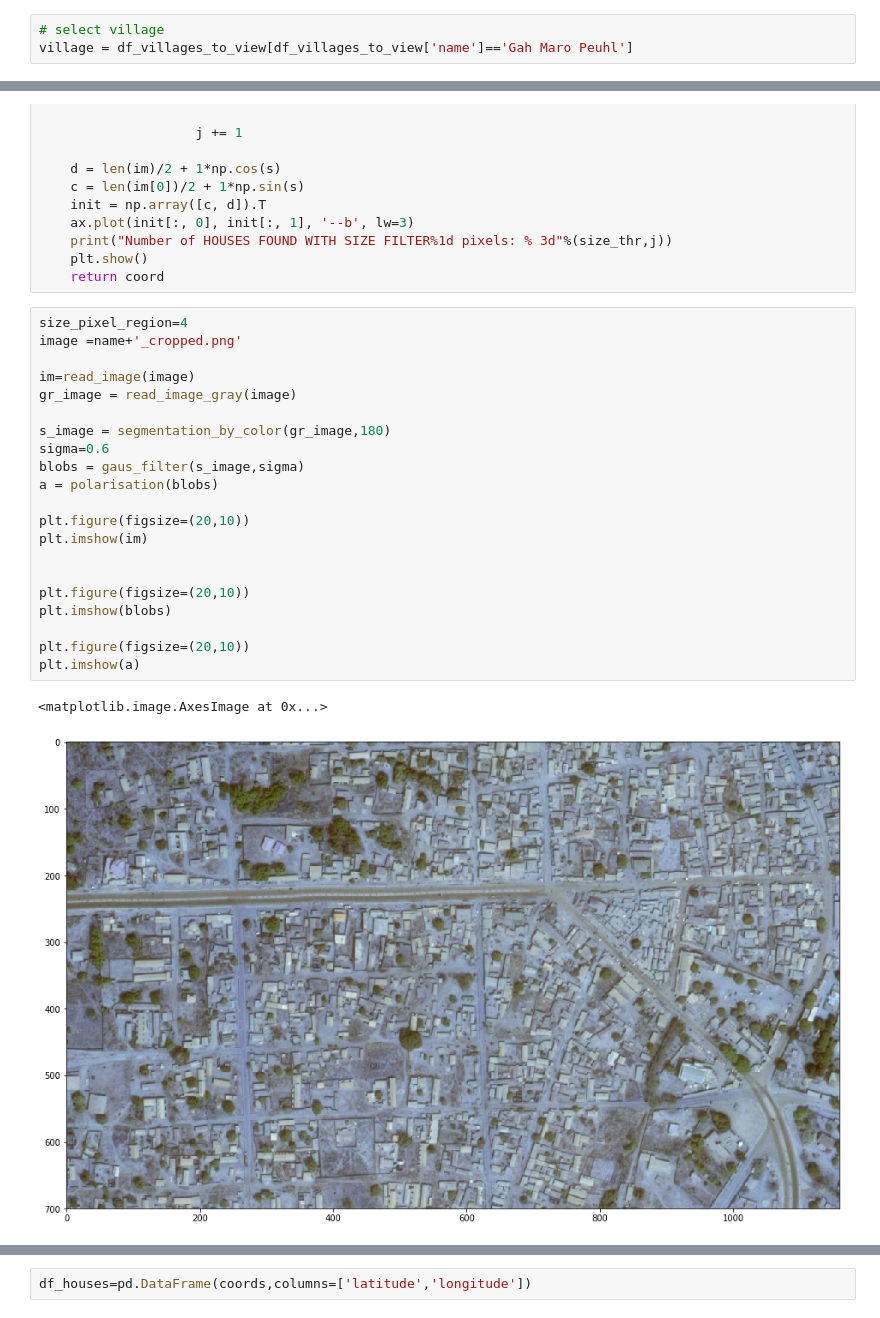
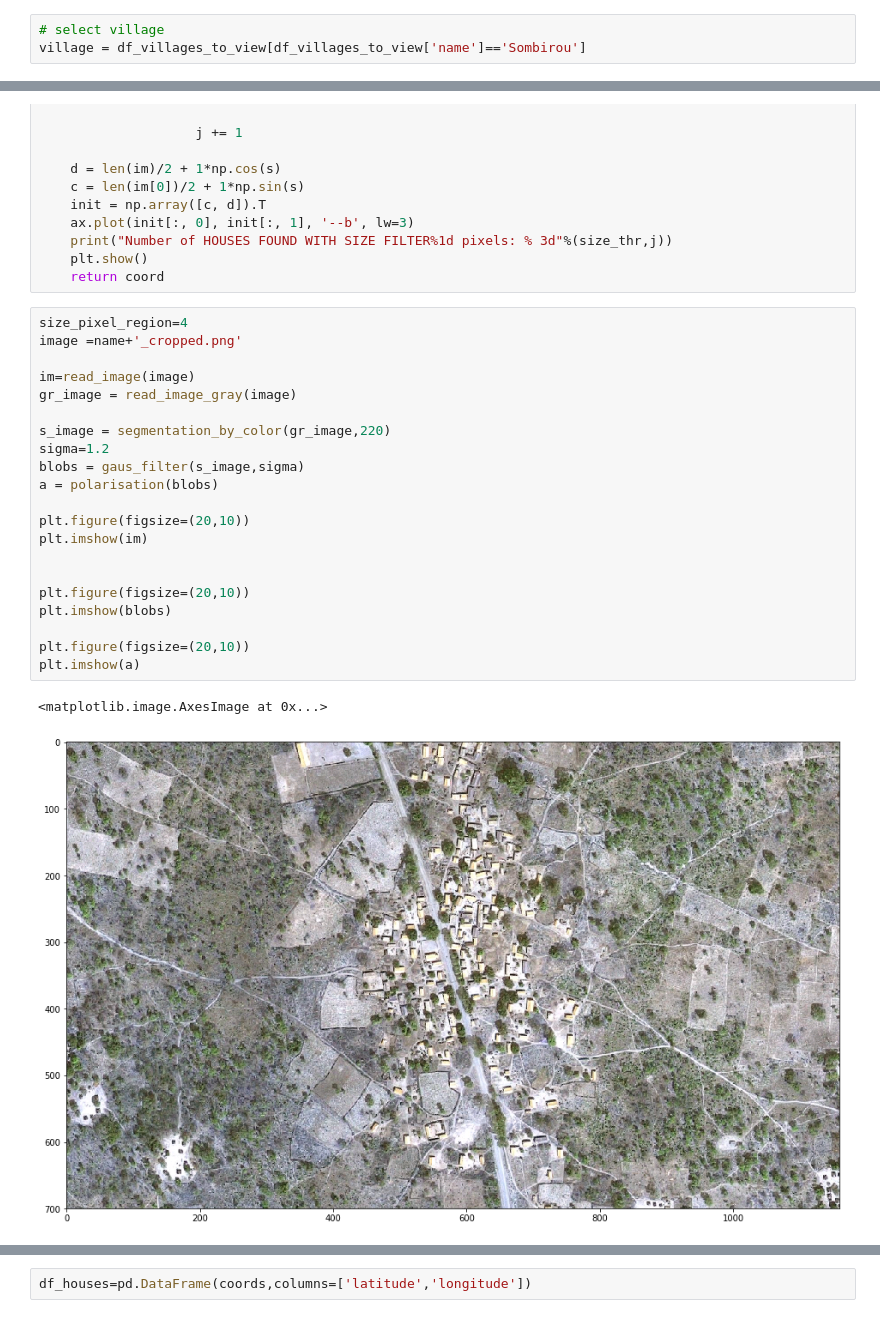
Before and after one commit to OANInternational/nikki_map_house_count, a Jupyter notebook: all_tog/screenshot_counting_analysis_uploading.ipynb, the cells around one changed output, grey strips where cells are left out. Cells and saved outputs as stored; diff of their text form.

```diff
--- a/all_tog/screenshot_counting_analysis_uploading.ipynb
+++ b/all_tog/screenshot_counting_analysis_uploading.ipynb
@@ -128,7 +128,7 @@ df_villages_to_view
 | 323 | SEREKALE | Moussouré | 10.056556 | 3.046556 | 300.0 | 0 |
 # %%
 # select village
-village = df_villages_to_view[df_villages_to_view['name']=='Gah Maro Peuhl']
+village = df_villages_to_view[df_villages_to_view['name']=='Sombirou']
 # %%
 size=800
 lat=village['latitude'].values[0]
@@ -355,25 +354,25 @@ def count_regions_and_plot_and_getcoord(regs,size,begin,im,center):
 # %%
 size_pixel_region=4
 image =name+'_cropped.png'
 
 im=read_image(image)
 gr_image = read_image_gray(image)
 
-s_image = segmentation_by_color(gr_image,180)
-sigma=0.6
+s_image = segmentation_by_color(gr_image,220)
+sigma=1.2
 blobs = gaus_filter(s_image,sigma)
 a = polarisation(blobs)
 
 plt.figure(figsize=(20,10))
 plt.imshow(im)
 
 
 plt.figure(figsize=(20,10))
 plt.imshow(blobs)
 
 plt.figure(figsize=(20,10))
 plt.imshow(a)
 # %% [output]
 <matplotlib.image.AxesImage at 0x...>
-[figure, old version]
+[figure, new version]
 [figure]
```
Also changed, not shown: parts of 11 cells of this notebook, 4 other files.
